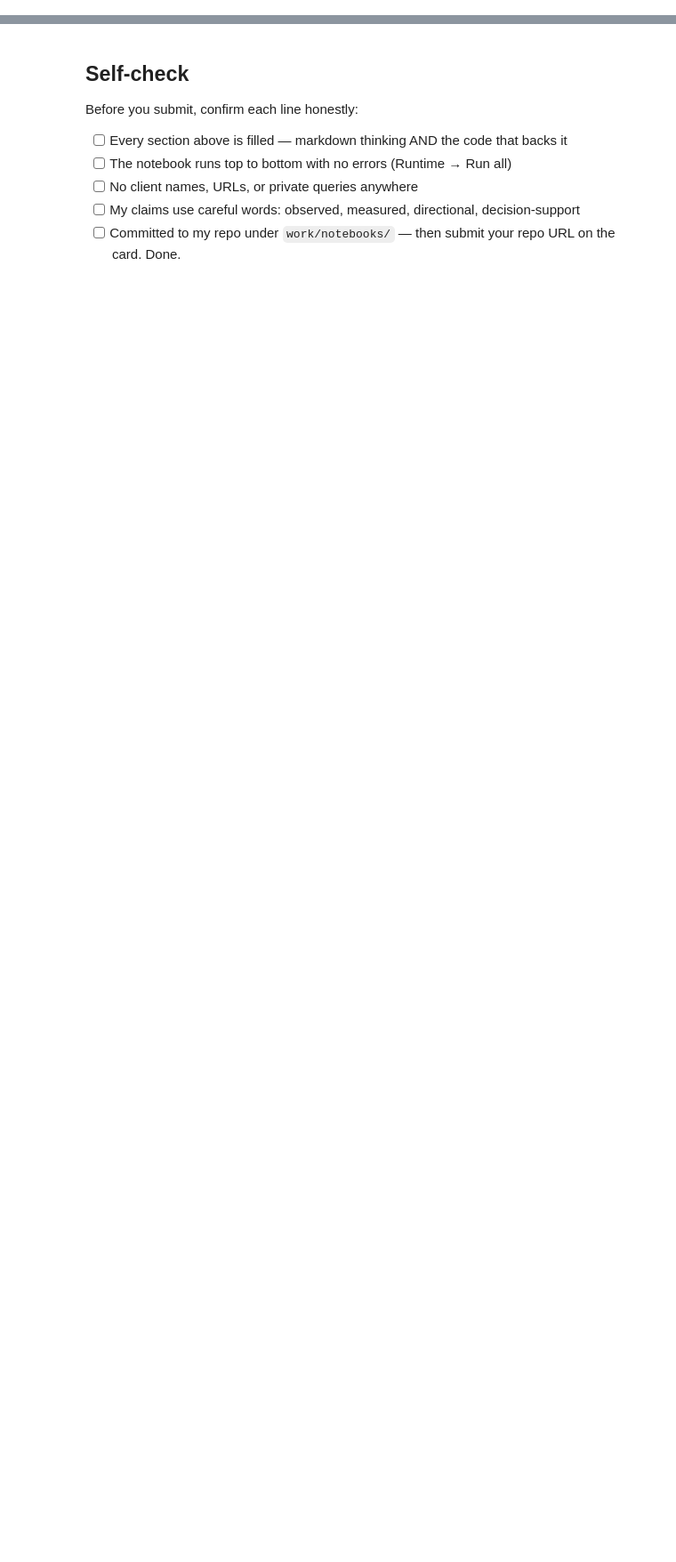
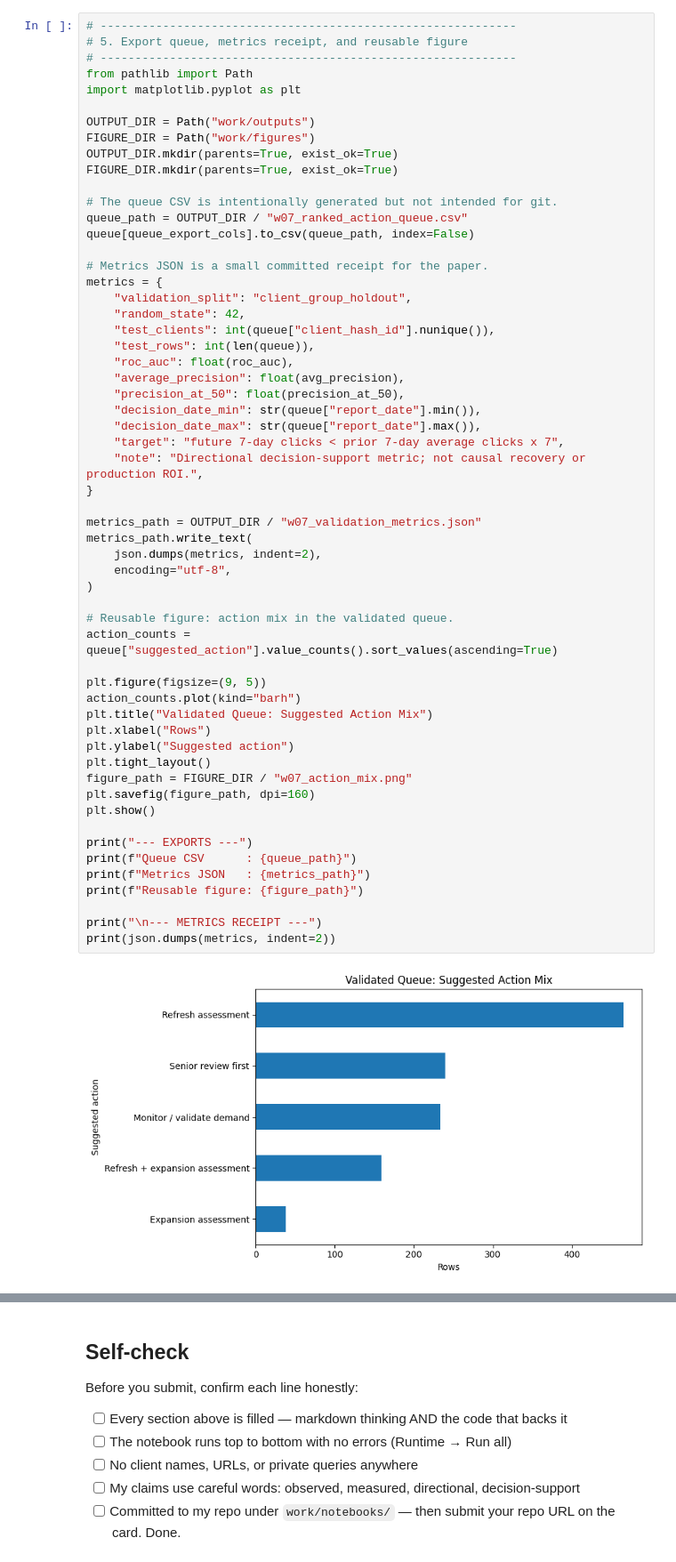
Before and after one commit to franciskendrick/flyrank-ml-internship-starter, a Jupyter notebook: work/notebooks/w07_action_playbook.ipynb, the cells around one changed output, grey strips where cells are left out. Shown at 89% size. Saved outputs shown, nothing was run; the diff lists cells and outputs as text; blank space fills up the shorter version.

```diff
--- a/work/notebooks/w07_action_playbook.ipynb
+++ b/work/notebooks/w07_action_playbook.ipynb
@@ -43,0 +526,59 @@ This skeleton is yours to fill. Work the sections **in order** — each one has
+# %%
+# ------------------------------------------------------------
+# 5. Export queue, metrics receipt, and reusable figure
+# ------------------------------------------------------------
+from pathlib import Path
+import matplotlib.pyplot as plt
+
+OUTPUT_DIR = Path("work/outputs")
+FIGURE_DIR = Path("work/figures")
+OUTPUT_DIR.mkdir(parents=True, exist_ok=True)
+FIGURE_DIR.mkdir(parents=True, exist_ok=True)
+
+# The queue CSV is intentionally generated but not intended for git.
+queue_path = OUTPUT_DIR / "w07_ranked_action_queue.csv"
+queue[queue_export_cols].to_csv(queue_path, index=False)
+
+# Metrics JSON is a small committed receipt for the paper.
+metrics = {
+    "validation_split": "client_group_holdout",
+    "random_state": 42,
+    "test_clients": int(queue["client_hash_id"].nunique()),
+    "test_rows": int(len(queue)),
+    "roc_auc": float(roc_auc),
+    "average_precision": float(avg_precision),
+    "precision_at_50": float(precision_at_50),
+    "decision_date_min": str(queue["report_date"].min()),
+    "decision_date_max": str(queue["report_date"].max()),
+    "target": "future 7-day clicks < prior 7-day average clicks x 7",
+    "note": "Directional decision-support metric; not causal recovery or production ROI.",
+}
+
+metrics_path = OUTPUT_DIR / "w07_validation_metrics.json"
+metrics_path.write_text(
+    json.dumps(metrics, indent=2),
+    encoding="utf-8",
+)
+
+# Reusable figure: action mix in the validated queue.
+action_counts = queue["suggested_action"].value_counts().sort_values(ascending=True)
+
+plt.figure(figsize=(9, 5))
+action_counts.plot(kind="barh")
+plt.title("Validated Queue: Suggested Action Mix")
+plt.xlabel("Rows")
+plt.ylabel("Suggested action")
+plt.tight_layout()
+figure_path = FIGURE_DIR / "w07_action_mix.png"
+plt.savefig(figure_path, dpi=160)
+plt.show()
+
+print("--- EXPORTS ---")
+print(f"Queue CSV      : {queue_path}")
+print(f"Metrics JSON   : {metrics_path}")
+print(f"Reusable figure: {figure_path}")
+
+print("\n--- METRICS RECEIPT ---")
+print(json.dumps(metrics, indent=2))
+# %% [output]
+[figure, added]
```
Also changed, not shown: parts of 20 cells of this notebook.
